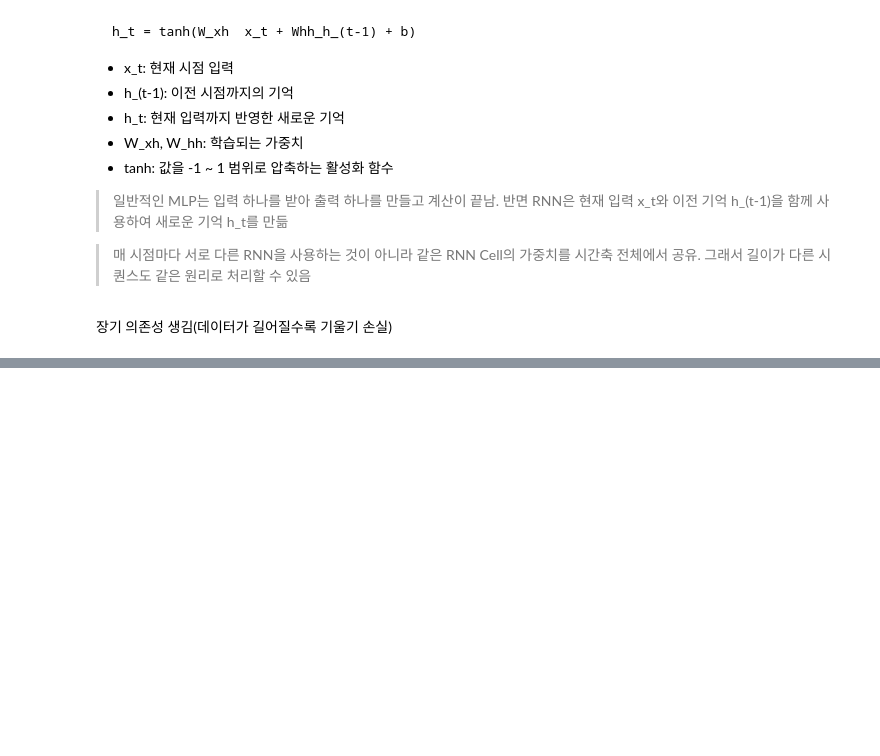
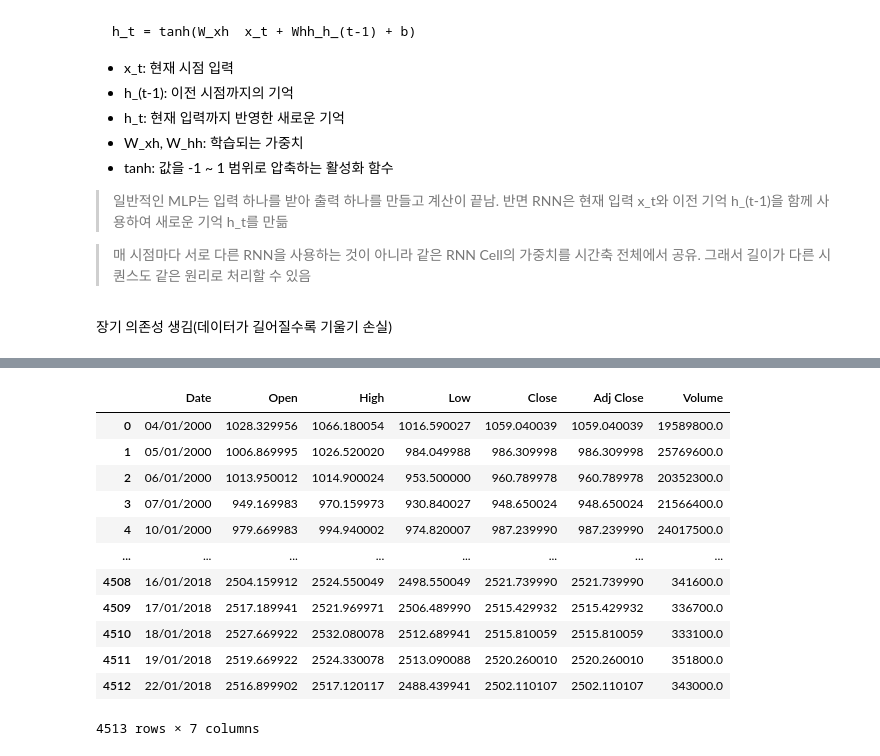
Before and after one commit to kjalh/12_NLP, a Jupyter notebook: 02_RNN.ipynb, the cells around one changed output, grey strips where cells are left out. Cells and saved outputs as stored; diff of their text form; code cells hidden in the pictures; blank space fills up the shorter version.

```diff
--- a/02_RNN.ipynb
+++ b/02_RNN.ipynb
@@ -47,0 +117,24 @@ h_t = tanh(W_xh  x_t + Whh_h_(t-1) + b)
+# %%
+# Open     : 시가. 장이 시작됐을 때의 가격
+# High     : 고가. 그날 거래 중 기록한 가장 높은 가격
+# Low      : 저가. 그날 거래 중 기록한 가장 낮 가격
+# Close    : 종가. 그날 장이 끝났을 때의 가격
+# Adj Close: 수정 종가. 배당, 주식분할 등의 영향을 반영하여 조정한 종가
+# Volume   : 거래량. 그날 거래된 주식의 양
+
+df = pd.read_csv("./data/kospi.csv")
+df
+# %% [output]
+|  | Date | Open | High | Low | Close | Adj Close | Volume |
+| 0 | 04/01/2000 | 1028.329956 | 1066.180054 | 1016.590027 | 1059.040039 | 1059.040039 | 19589800.0 |
+| 1 | 05/01/2000 | 1006.869995 | 1026.520020 | 984.049988 | 986.309998 | 986.309998 | 25769600.0 |
+| 2 | 06/01/2000 | 1013.950012 | 1014.900024 | 953.500000 | 960.789978 | 960.789978 | 20352300.0 |
+| 3 | 07/01/2000 | 949.169983 | 970.159973 | 930.840027 | 948.650024 | 948.650024 | 21566400.0 |
+| 4 | 10/01/2000 | 979.669983 | 994.940002 | 974.820007 | 987.239990 | 987.239990 | 24017500.0 |
+| ... | ... | ... | ... | ... | ... | ... | ... |
+| 4508 | 16/01/2018 | 2504.159912 | 2524.550049 | 2498.550049 | 2521.739990 | 2521.739990 | 341600.0 |
+| 4509 | 17/01/2018 | 2517.189941 | 2521.969971 | 2506.489990 | 2515.429932 | 2515.429932 | 336700.0 |
+| 4510 | 18/01/2018 | 2527.669922 | 2532.080078 | 2512.689941 | 2515.810059 | 2515.810059 | 333100.0 |
+| 4511 | 19/01/2018 | 2519.669922 | 2524.330078 | 2513.090088 | 2520.260010 | 2520.260010 | 351800.0 |
+| 4512 | 22/01/2018 | 2516.899902 | 2517.120117 | 2488.439941 | 2502.110107 | 2502.110107 | 343000.0 |
+4513 rows × 7 columns
```
Also changed, not shown: parts of 23 cells of this notebook.
